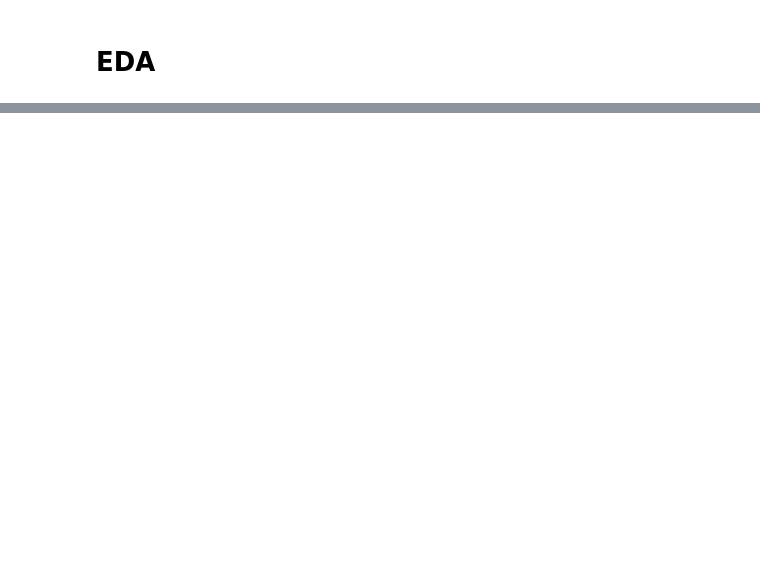
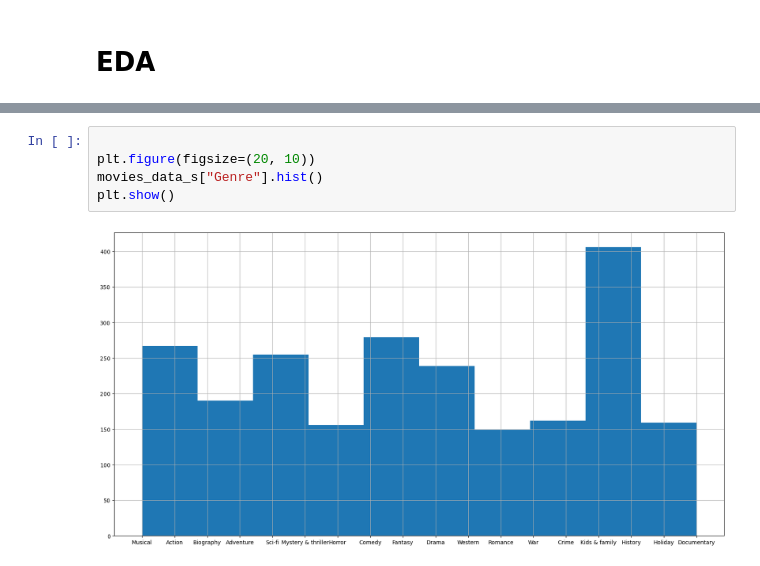
Before and after one commit to Sorooshi/Rotten_Tomatoes_DatabaSet, a Jupyter notebook: notebooks/a02_extract_feature_and_network_data.ipynb, the cells around one changed output, grey strips where cells are left out. Saved outputs shown, nothing was run; the diff lists cells and outputs as text; blank space fills up the shorter version.

```diff
--- a/notebooks/a02_extract_feature_and_network_data.ipynb
+++ b/notebooks/a02_extract_feature_and_network_data.ipynb
@@ -195,0 +250,7 @@ TypeError: 'method' object is not subscriptable
+# %%
+
+plt.figure(figsize=(20, 10))
+movies_data_s["Genre"].hist()
+plt.show()
+# %% [output]
+[figure, added]
```
Also changed, not shown: parts of 23 cells of this notebook, 2 other files.
